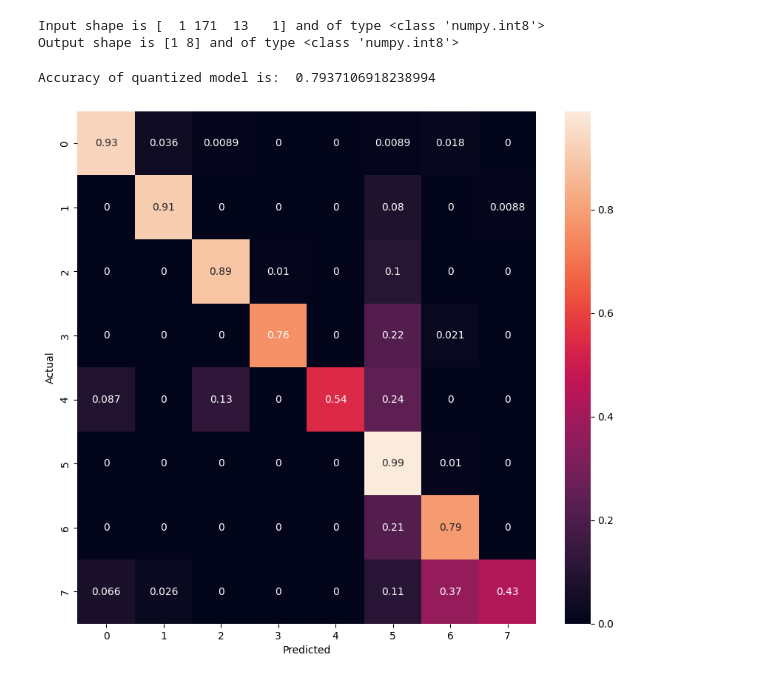
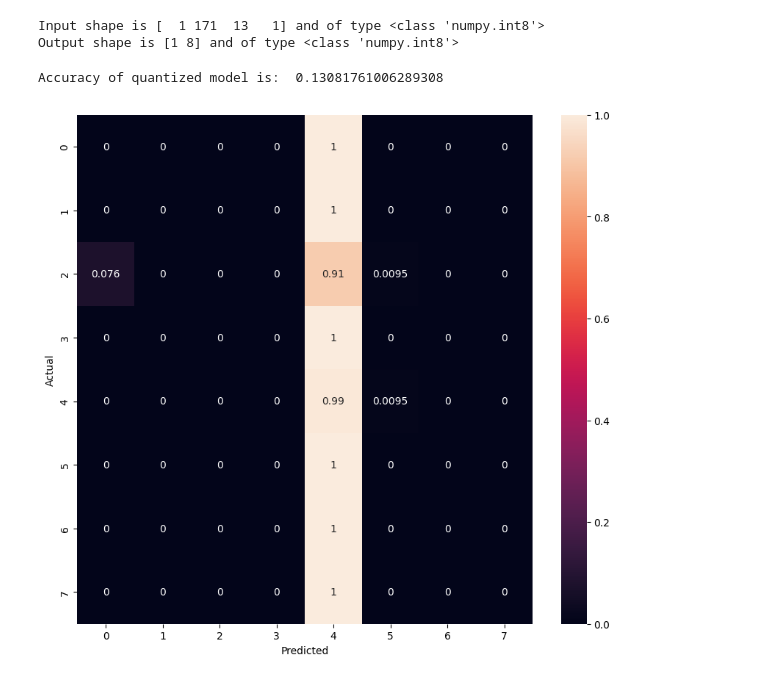
Before and after one commit to kerem-cekmeceli/ML_MCU, a Jupyter notebook: main1.ipynb, the cells around one changed output. Cells and saved outputs as stored; diff of their text form; code cells hidden in the pictures.

Commit message:
Something is wrong with TFLite conversion

```diff
--- a/main1.ipynb
+++ b/main1.ipynb
@@ -234,7 +231,8 @@ np.save(quan_test_dat_path + 'y_test_voxceleb.npy', y_test)
 Performance evaluation:
 # %%
 # Test the model using the tflite interpreter with quantization
-interpreter = tf.lite.Interpreter(model_path=path_tf_lite_q+"tf_lite_speaker_det0_quant.tflite")
+# interpreter = tf.lite.Interpreter(model_path=path_tf_lite_q+"tf_lite_speaker_det0_quant.tflite")
+interpreter = tf.lite.Interpreter(model_path=path_tf_lite_nq+"tf_lite_speaker_det0_no_quant.tflite")
 interpreter.allocate_tensors()
 
 # Get input and output tensors.
@@ -257,16 +255,16 @@ interpreter.invoke()
 output_data = interpreter.get_tensor(output_details[0]['index'])
 # %%
 from sklearn.metrics import accuracy_score
-print("Accuracy of quantized model is: ", accuracy_score(y_test, np.argmax(y_pred, axis=1)))
+print("Accuracy of quantized model is: ", accuracy_score(y_test, np.argmax(output_data, axis=1)))
 # %% [output]
-Accuracy of quantized model is:  0.7937106918238994
+Accuracy of quantized model is:  0.13081761006289308
 # %%
 plt.figure(figsize=(10,9))
-cm = confusion_matrix(y_test, np.argmax(y_pred, axis=1),
+cm = confusion_matrix(y_test, np.argmax(output_data, axis=1),
                       normalize='true')
 sn.heatmap(cm, annot=True)
 plt.xlabel('Predicted')
 plt.ylabel('Actual')
 plt.show()
 # %% [output]
-[figure, old version]
+[figure, new version]
```
Also changed, not shown: parts of 7 cells of this notebook, 1 other file.
